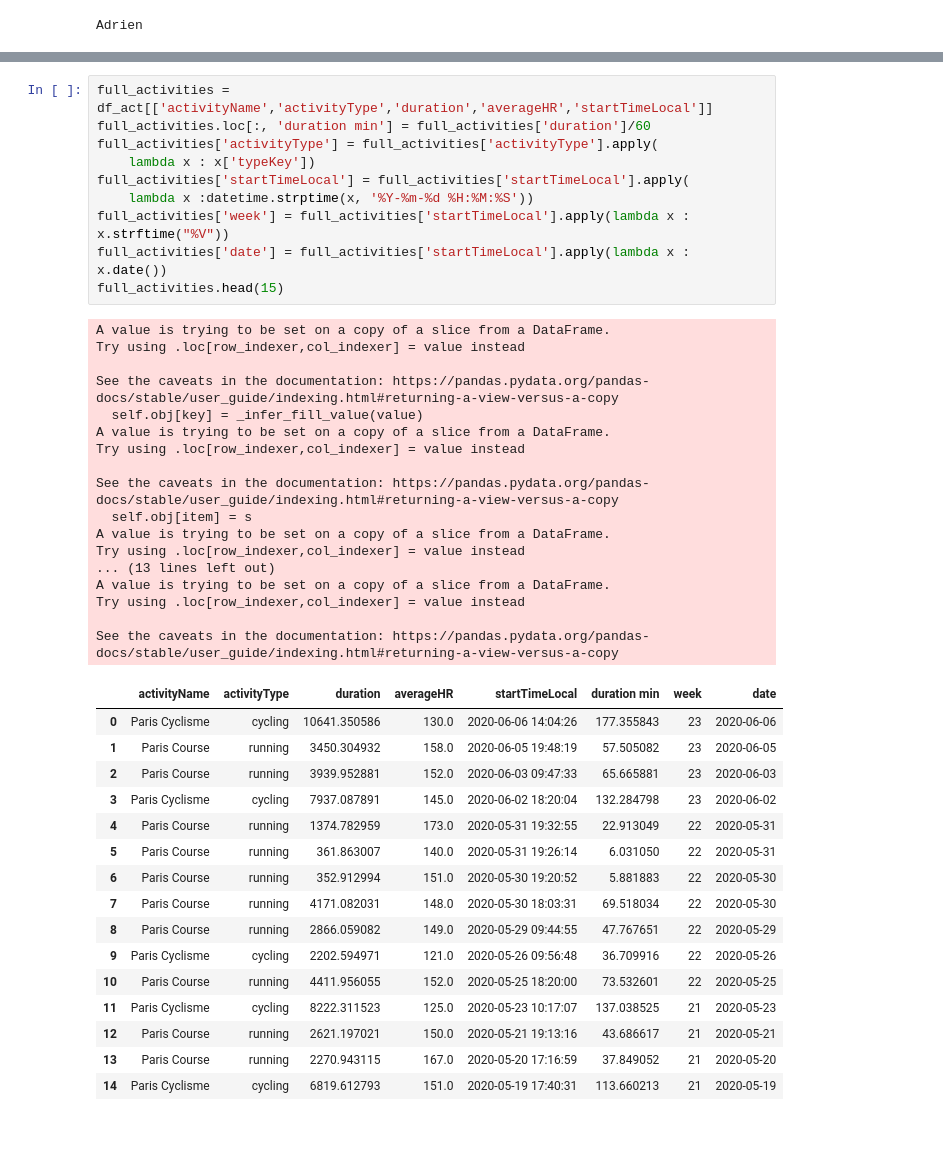
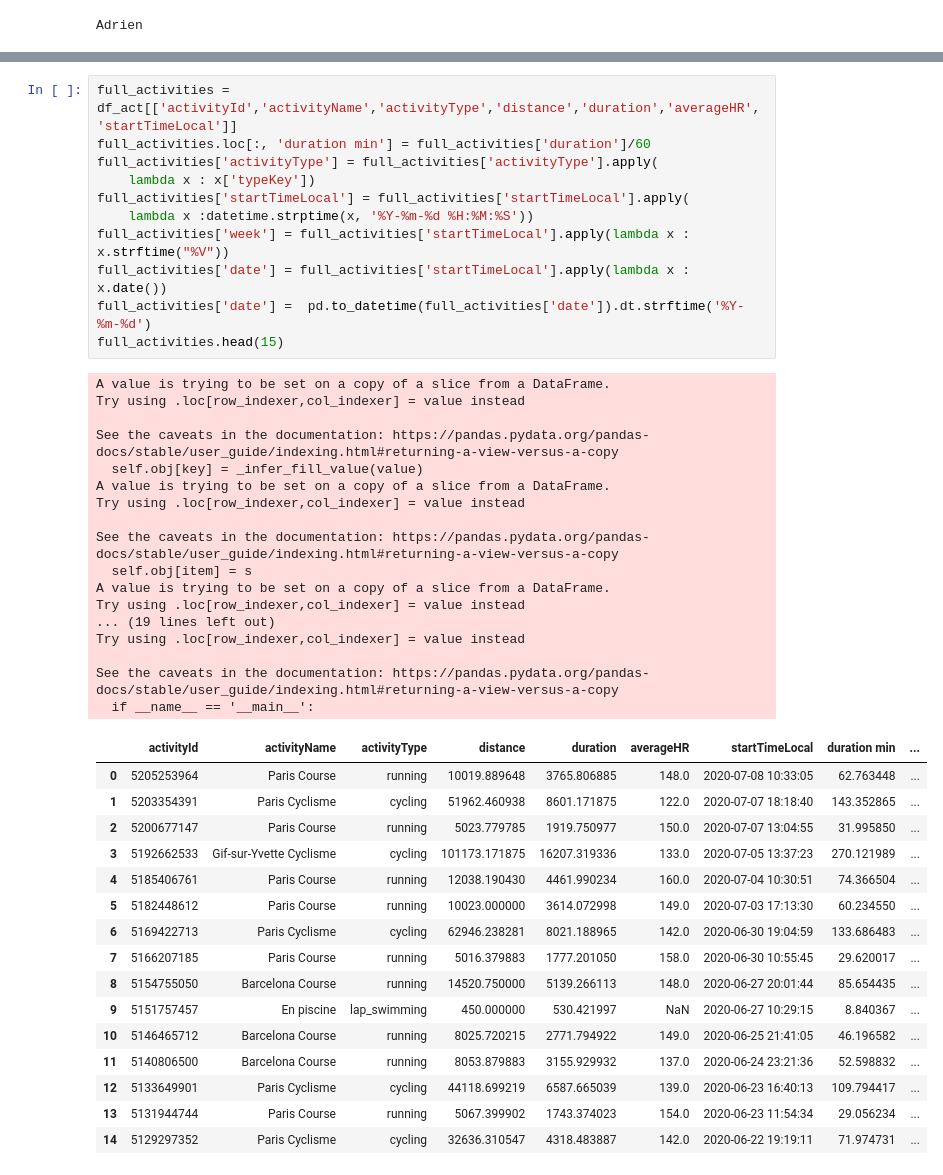
Before and after one commit to adrienchevrier/adrienchevrier-tracking_sport, a Jupyter notebook: python/garmin_to_mongo.ipynb, the cells around one changed output, grey strips where cells are left out. Saved outputs shown, nothing was run; the diff lists cells and outputs as text; blank space fills up the shorter version.

```diff
--- a/python/garmin_to_mongo.ipynb
+++ b/python/garmin_to_mongo.ipynb
@@ -122,44 +125,45 @@ df_act.head()
 # %%
-full_activities = df_act[['activityName','activityType','duration','averageHR','startTimeLocal']]
+full_activities = df_act[['activityId','activityName','activityType','distance','duration','averageHR','startTimeLocal']]
 full_activities.loc[:, 'duration min'] = full_activities['duration']/60
 full_activities['activityType'] = full_activities['activityType'].apply(
     lambda x : x['typeKey'])
 full_activities['startTimeLocal'] = full_activities['startTimeLocal'].apply(
     lambda x :datetime.strptime(x, '%Y-%m-%d %H:%M:%S'))
 full_activities['week'] = full_activities['startTimeLocal'].apply(lambda x : x.strftime("%V"))
 full_activities['date'] = full_activities['startTimeLocal'].apply(lambda x : x.date())
+full_activities['date'] =  pd.to_datetime(full_activities['date']).dt.strftime('%Y-%m-%d')
 full_activities.head(15)
 # %% [output]
 A value is trying to be set on a copy of a slice from a DataFrame.
 Try using .loc[row_indexer,col_indexer] = value instead
 
 See the caveats in the documentation: https://pandas.pydata.org/pandas-docs/stable/user_guide/indexing.html#returning-a-view-versus-a-copy
   self.obj[key] = _infer_fill_value(value)
 A value is trying to be set on a copy of a slice from a DataFrame.
 Try using .loc[row_indexer,col_indexer] = value instead
 
 See the caveats in the documentation: https://pandas.pydata.org/pandas-docs/stable/user_guide/indexing.html#returning-a-view-versus-a-copy
   self.obj[item] = s
 A value is trying to be set on a copy of a slice from a DataFrame.
 Try using .loc[row_indexer,col_indexer] = value instead
-... (13 lines left out)
-A value is trying to be set on a copy of a slice from a DataFrame.
+... (19 lines left out)
 Try using .loc[row_indexer,col_indexer] = value instead
 
 See the caveats in the documentation: https://pandas.pydata.org/pandas-docs/stable/user_guide/indexing.html#returning-a-view-versus-a-copy
+  if __name__ == '__main__':
-|  | activityName | activityType | duration | averageHR | startTimeLocal | duration min | week | date |
-| 0 | Paris Cyclisme | cycling | 10641.350586 | 130.0 | 2020-06-06 14:04:26 | 177.355843 | 23 | 2020-06-06 |
-| 1 | Paris Course | running | 3450.304932 | 158.0 | 2020-06-05 19:48:19 | 57.505082 | 23 | 2020-06-05 |
-| 2 | Paris Course | running | 3939.952881 | 152.0 | 2020-06-03 09:47:33 | 65.665881 | 23 | 2020-06-03 |
-| 3 | Paris Cyclisme | cycling | 7937.087891 | 145.0 | 2020-06-02 18:20:04 | 132.284798 | 23 | 2020-06-02 |
-| 4 | Paris Course | running | 1374.782959 | 173.0 | 2020-05-31 19:32:55 | 22.913049 | 22 | 2020-05-31 |
-| 5 | Paris Course | running | 361.863007 | 140.0 | 2020-05-31 19:26:14 | 6.031050 | 22 | 2020-05-31 |
-| 6 | Paris Course | running | 352.912994 | 151.0 | 2020-05-30 19:20:52 | 5.881883 | 22 | 2020-05-30 |
-| 7 | Paris Course | running | 4171.082031 | 148.0 | 2020-05-30 18:03:31 | 69.518034 | 22 | 2020-05-30 |
-| 8 | Paris Course | running | 2866.059082 | 149.0 | 2020-05-29 09:44:55 | 47.767651 | 22 | 2020-05-29 |
-| 9 | Paris Cyclisme | cycling | 2202.594971 | 121.0 | 2020-05-26 09:56:48 | 36.709916 | 22 | 2020-05-26 |
-| 10 | Paris Course | running | 4411.956055 | 152.0 | 2020-05-25 18:20:00 | 73.532601 | 22 | 2020-05-25 |
-| 11 | Paris Cyclisme | cycling | 8222.311523 | 125.0 | 2020-05-23 10:17:07 | 137.038525 | 21 | 2020-05-23 |
-| 12 | Paris Course | running | 2621.197021 | 150.0 | 2020-05-21 19:13:16 | 43.686617 | 21 | 2020-05-21 |
-| 13 | Paris Course | running | 2270.943115 | 167.0 | 2020-05-20 17:16:59 | 37.849052 | 21 | 2020-05-20 |
-| 14 | Paris Cyclisme | cycling | 6819.612793 | 151.0 | 2020-05-19 17:40:31 | 113.660213 | 21 | 2020-05-19 |
+|  | activityId | activityName | activityType | distance | duration | averageHR | startTimeLocal | duration min | ... |
+| 0 | 5205253964 | Paris Course | running | 10019.889648 | 3765.806885 | 148.0 | 2020-07-08 10:33:05 | 62.763448 | ... |
+| 1 | 5203354391 | Paris Cyclisme | cycling | 51962.460938 | 8601.171875 | 122.0 | 2020-07-07 18:18:40 | 143.352865 | ... |
+| 2 | 5200677147 | Paris Course | running | 5023.779785 | 1919.750977 | 150.0 | 2020-07-07 13:04:55 | 31.995850 | ... |
+| 3 | 5192662533 | Gif-sur-Yvette Cyclisme | cycling | 101173.171875 | 16207.319336 | 133.0 | 2020-07-05 13:37:23 | 270.121989 | ... |
+| 4 | 5185406761 | Paris Course | running | 12038.190430 | 4461.990234 | 160.0 | 2020-07-04 10:30:51 | 74.366504 | ... |
+| 5 | 5182448612 | Paris Course | running | 10023.000000 | 3614.072998 | 149.0 | 2020-07-03 17:13:30 | 60.234550 | ... |
+| 6 | 5169422713 | Paris Cyclisme | cycling | 62946.238281 | 8021.188965 | 142.0 | 2020-06-30 19:04:59 | 133.686483 | ... |
+| 7 | 5166207185 | Paris Course | running | 5016.379883 | 1777.201050 | 158.0 | 2020-06-30 10:55:45 | 29.620017 | ... |
+| 8 | 5154755050 | Barcelona Course | running | 14520.750000 | 5139.266113 | 148.0 | 2020-06-27 20:01:44 | 85.654435 | ... |
+| 9 | 5151757457 | En piscine | lap_swimming | 450.000000 | 530.421997 | NaN | 2020-06-27 10:29:15 | 8.840367 | ... |
+| 10 | 5146465712 | Barcelona Course | running | 8025.720215 | 2771.794922 | 149.0 | 2020-06-25 21:41:05 | 46.196582 | ... |
+| 11 | 5140806500 | Barcelona Course | running | 8053.879883 | 3155.929932 | 137.0 | 2020-06-24 23:21:36 | 52.598832 | ... |
+| 12 | 5133649901 | Paris Cyclisme | cycling | 44118.699219 | 6587.665039 | 139.0 | 2020-06-23 16:40:13 | 109.794417 | ... |
+| 13 | 5131944744 | Paris Course | running | 5067.399902 | 1743.374023 | 154.0 | 2020-06-23 11:54:34 | 29.056234 | ... |
+| 14 | 5129297352 | Paris Cyclisme | cycling | 32636.310547 | 4318.483887 | 142.0 | 2020-06-22 19:19:11 | 71.974731 | ... |
```
Also changed, not shown: parts of 24 cells of this notebook, 13 other files.
